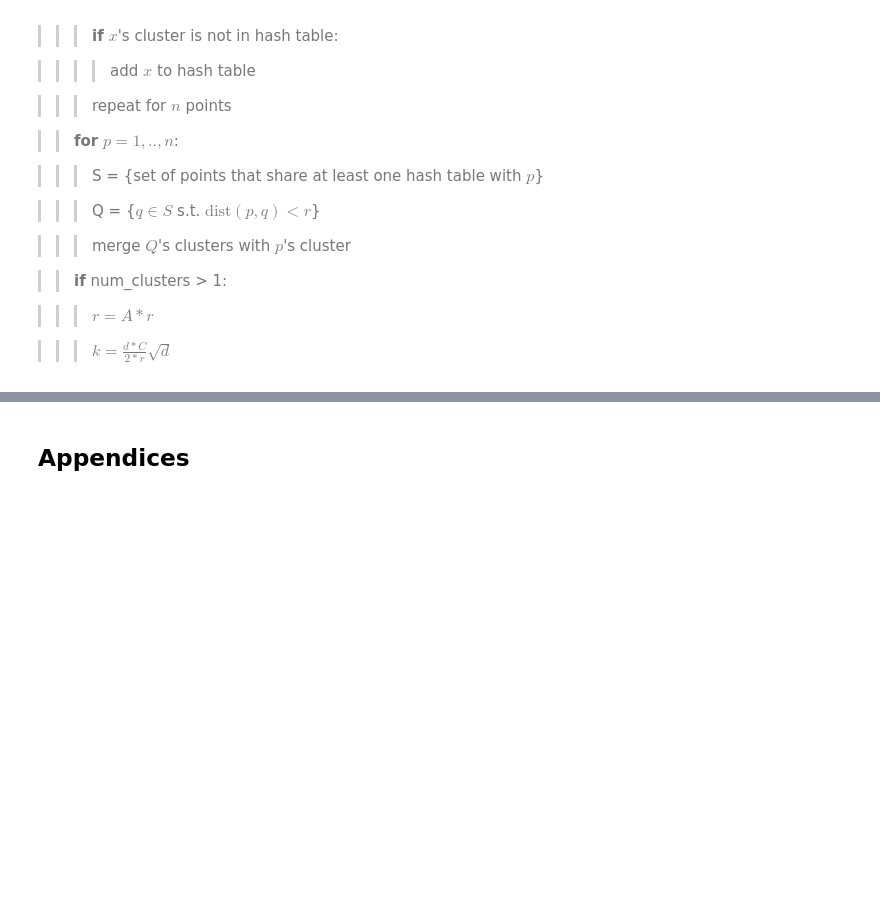
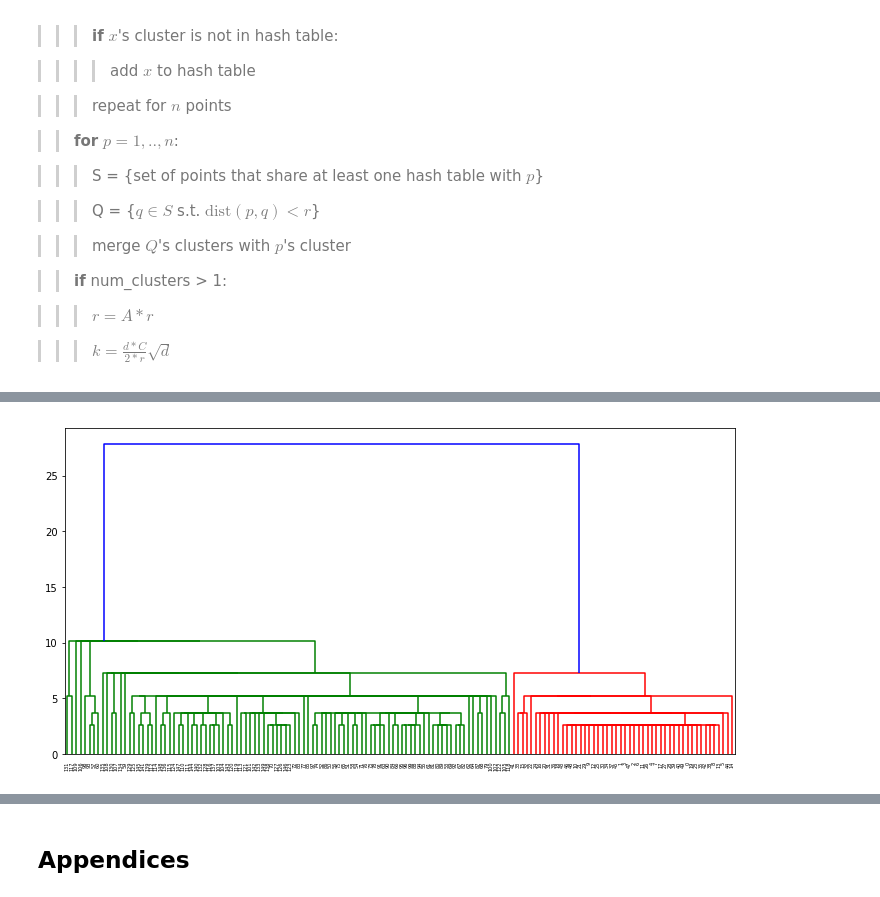
Before and after one commit to lisalebovici/LSHLinkClustering, a Jupyter notebook: report/FinalReport.ipynb, the cells around one changed output, grey strips where cells are left out. Cells and saved outputs as stored; diff of their text form; code cells hidden in the pictures; blank space fills up the shorter version.

```diff
--- a/report/FinalReport.ipynb
+++ b/report/FinalReport.ipynb
@@ -90,0 +113,8 @@ If there is more than one cluster remaining after the merges, the values for $r$
+# %%
+clusters, Z = LSHLink(iris, A = 1.4, l = 10, k = 100, dendrogram = True)
+# %%
+dendrogram(Z, color_threshold = 18)
+plt.gcf().set_size_inches(12, 6)
+plt.show();
+# %% [output]
+[figure, added]
```
Also changed, not shown: parts of 12 cells of this notebook, 1 other file.
